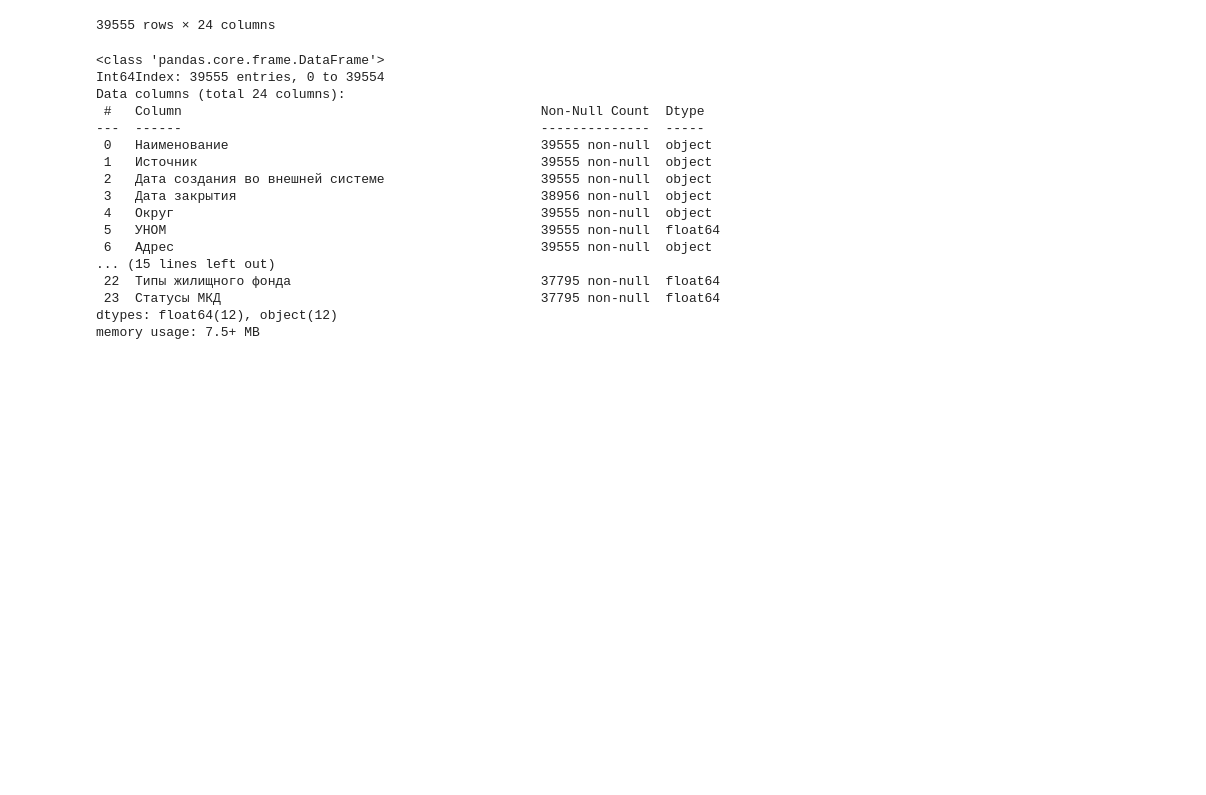
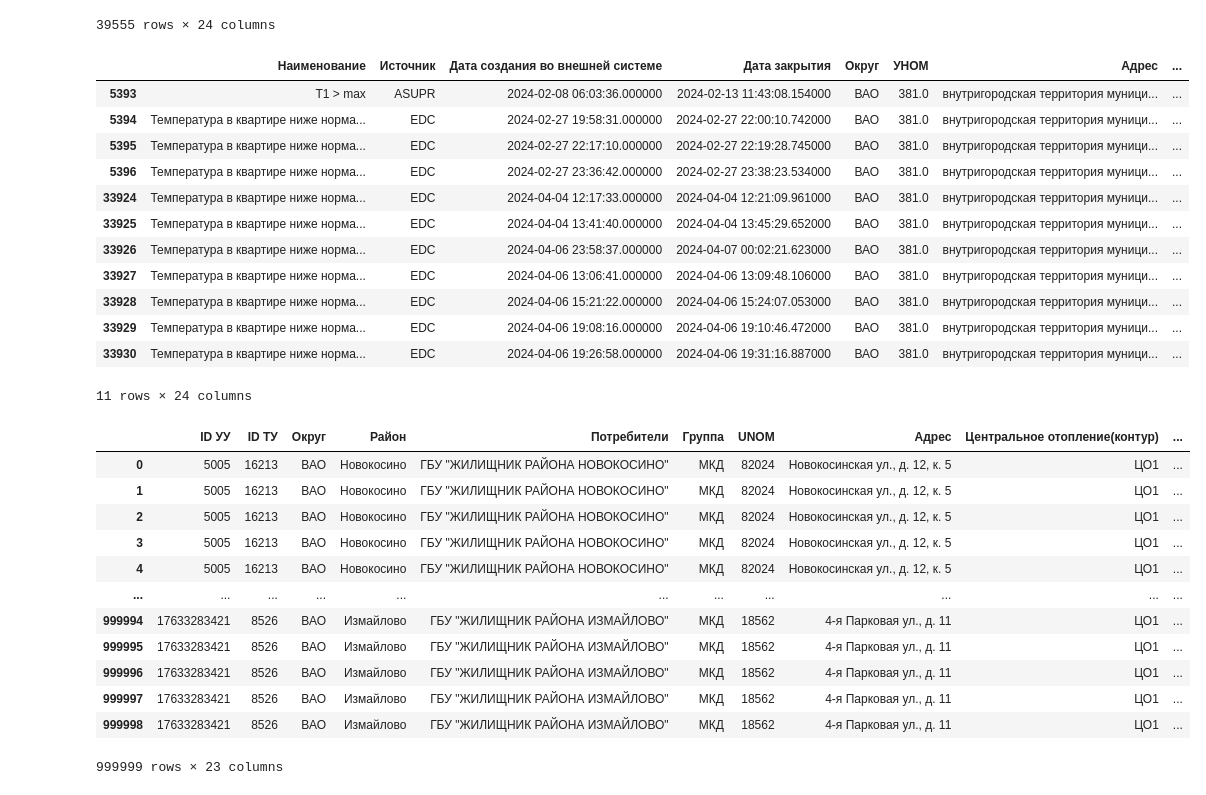
Before and after one commit to vdmkkk/LCT-2024-MISIS-Ivanovo, a Jupyter notebook: ml/eda.ipynb, the cells around one changed output. Saved outputs shown, nothing was run; the diff lists cells and outputs as text; code cells hidden in the pictures; blank space fills up the shorter version.

```diff
--- a/ml/eda.ipynb
+++ b/ml/eda.ipynb
@@ -260,22 +260,37 @@ df
 | 39554 | Температура в квартире ниже норма... | EDC | 2024-04-05 06:36:56.000000 | 2024-04-05 06:41:07.860000 | ВАО | 8618.0 | внутригородская территория муници... | ... |
 39555 rows × 24 columns
 # %%
-df.info()
+df[df['УНОМ'] == 381]
 # %% [output]
+|  | Наименование | Источник | Дата создания во внешней системе | Дата закрытия | Округ | УНОМ | Адрес | ... |
+| 5393 | T1 > max | ASUPR | 2024-02-08 06:03:36.000000 | 2024-02-13 11:43:08.154000 | ВАО | 381.0 | внутригородская территория муници... | ... |
+| 5394 | Температура в квартире ниже норма... | EDC | 2024-02-27 19:58:31.000000 | 2024-02-27 22:00:10.742000 | ВАО | 381.0 | внутригородская территория муници... | ... |
+| 5395 | Температура в квартире ниже норма... | EDC | 2024-02-27 22:17:10.000000 | 2024-02-27 22:19:28.745000 | ВАО | 381.0 | внутригородская территория муници... | ... |
+| 5396 | Температура в квартире ниже норма... | EDC | 2024-02-27 23:36:42.000000 | 2024-02-27 23:38:23.534000 | ВАО | 381.0 | внутригородская территория муници... | ... |
+| 33924 | Температура в квартире ниже норма... | EDC | 2024-04-04 12:17:33.000000 | 2024-04-04 12:21:09.961000 | ВАО | 381.0 | внутригородская территория муници... | ... |
+| 33925 | Температура в квартире ниже норма... | EDC | 2024-04-04 13:41:40.000000 | 2024-04-04 13:45:29.652000 | ВАО | 381.0 | внутригородская территория муници... | ... |
+| 33926 | Температура в квартире ниже норма... | EDC | 2024-04-06 23:58:37.000000 | 2024-04-07 00:02:21.623000 | ВАО | 381.0 | внутригородская территория муници... | ... |
+| 33927 | Температура в квартире ниже норма... | EDC | 2024-04-06 13:06:41.000000 | 2024-04-06 13:09:48.106000 | ВАО | 381.0 | внутригородская территория муници... | ... |
+| 33928 | Температура в квартире ниже норма... | EDC | 2024-04-06 15:21:22.000000 | 2024-04-06 15:24:07.053000 | ВАО | 381.0 | внутригородская территория муници... | ... |
+| 33929 | Температура в квартире ниже норма... | EDC | 2024-04-06 19:08:16.000000 | 2024-04-06 19:10:46.472000 | ВАО | 381.0 | внутригородская территория муници... | ... |
+| 33930 | Температура в квартире ниже норма... | EDC | 2024-04-06 19:26:58.000000 | 2024-04-06 19:31:16.887000 | ВАО | 381.0 | внутригородская территория муници... | ... |
-<class 'pandas.core.frame.DataFrame'>
-Int64Index: 39555 entries, 0 to 39554
-Data columns (total 24 columns):
- #   Column                                              Non-Null Count  Dtype
----  ------                                              --------------  -----
- 0   Наименование                                        39555 non-null  object
- 1   Источник                                            39555 non-null  object
- 2   Дата создания во внешней системе                    39555 non-null  object
- 3   Дата закрытия                                       38956 non-null  object
- 4   Округ                                               39555 non-null  object
- 5   УНОМ                                                39555 non-null  float64
- 6   Адрес                                               39555 non-null  object
-... (15 lines left out)
- 22  Типы жилищного фонда                                37795 non-null  float64
- 23  Статусы МКД                                         37795 non-null  float64
-dtypes: float64(12), object(12)
-memory usage: 7.5+ MB
+11 rows × 24 columns
+# %%
+odpu = pd.read_excel('10. ДЖКХ + ДИТ/11.Выгрузка_ОДПУ_отопление_ВАО_20240522.xlsx',
+                      header=0, sheet_name="Sheet 1")
+odpu['Месяц/Год'] = pd.to_datetime(odpu['Месяц/Год'], format='%d-%m-%Y')
+odpu
+# %% [output]
+|  | ID УУ | ID ТУ | Округ | Район | Потребители | Группа | UNOM | Адрес | Центральное отопление(контур) | ... |
+| 0 | 5005 | 16213 | ВАО | Новокосино | ГБУ "ЖИЛИЩНИК РАЙОНА НОВОКОСИНО" | МКД | 82024 | Новокосинская ул., д. 12, к. 5 | ЦО1 | ... |
+| 1 | 5005 | 16213 | ВАО | Новокосино | ГБУ "ЖИЛИЩНИК РАЙОНА НОВОКОСИНО" | МКД | 82024 | Новокосинская ул., д. 12, к. 5 | ЦО1 | ... |
+| 2 | 5005 | 16213 | ВАО | Новокосино | ГБУ "ЖИЛИЩНИК РАЙОНА НОВОКОСИНО" | МКД | 82024 | Новокосинская ул., д. 12, к. 5 | ЦО1 | ... |
+| 3 | 5005 | 16213 | ВАО | Новокосино | ГБУ "ЖИЛИЩНИК РАЙОНА НОВОКОСИНО" | МКД | 82024 | Новокосинская ул., д. 12, к. 5 | ЦО1 | ... |
+| 4 | 5005 | 16213 | ВАО | Новокосино | ГБУ "ЖИЛИЩНИК РАЙОНА НОВОКОСИНО" | МКД | 82024 | Новокосинская ул., д. 12, к. 5 | ЦО1 | ... |
+| ... | ... | ... | ... | ... | ... | ... | ... | ... | ... | ... |
+| 999994 | 17633283421 | 8526 | ВАО | Измайлово | ГБУ "ЖИЛИЩНИК РАЙОНА ИЗМАЙЛОВО" | МКД | 18562 | 4-я Парковая ул., д. 11 | ЦО1 | ... |
+| 999995 | 17633283421 | 8526 | ВАО | Измайлово | ГБУ "ЖИЛИЩНИК РАЙОНА ИЗМАЙЛОВО" | МКД | 18562 | 4-я Парковая ул., д. 11 | ЦО1 | ... |
+| 999996 | 17633283421 | 8526 | ВАО | Измайлово | ГБУ "ЖИЛИЩНИК РАЙОНА ИЗМАЙЛОВО" | МКД | 18562 | 4-я Парковая ул., д. 11 | ЦО1 | ... |
+| 999997 | 17633283421 | 8526 | ВАО | Измайлово | ГБУ "ЖИЛИЩНИК РАЙОНА ИЗМАЙЛОВО" | МКД | 18562 | 4-я Парковая ул., д. 11 | ЦО1 | ... |
+| 999998 | 17633283421 | 8526 | ВАО | Измайлово | ГБУ "ЖИЛИЩНИК РАЙОНА ИЗМАЙЛОВО" | МКД | 18562 | 4-я Парковая ул., д. 11 | ЦО1 | ... |
+999999 rows × 23 columns
```
Also changed, not shown: parts of 3 cells of this notebook.
